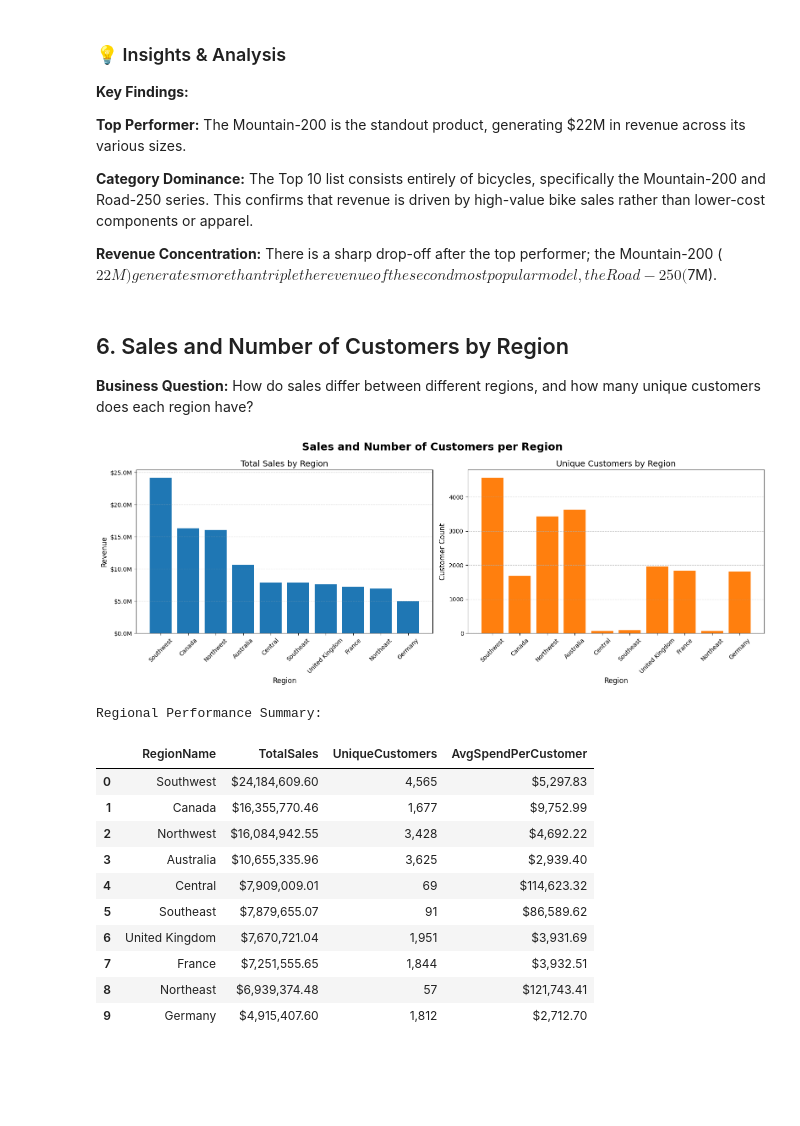
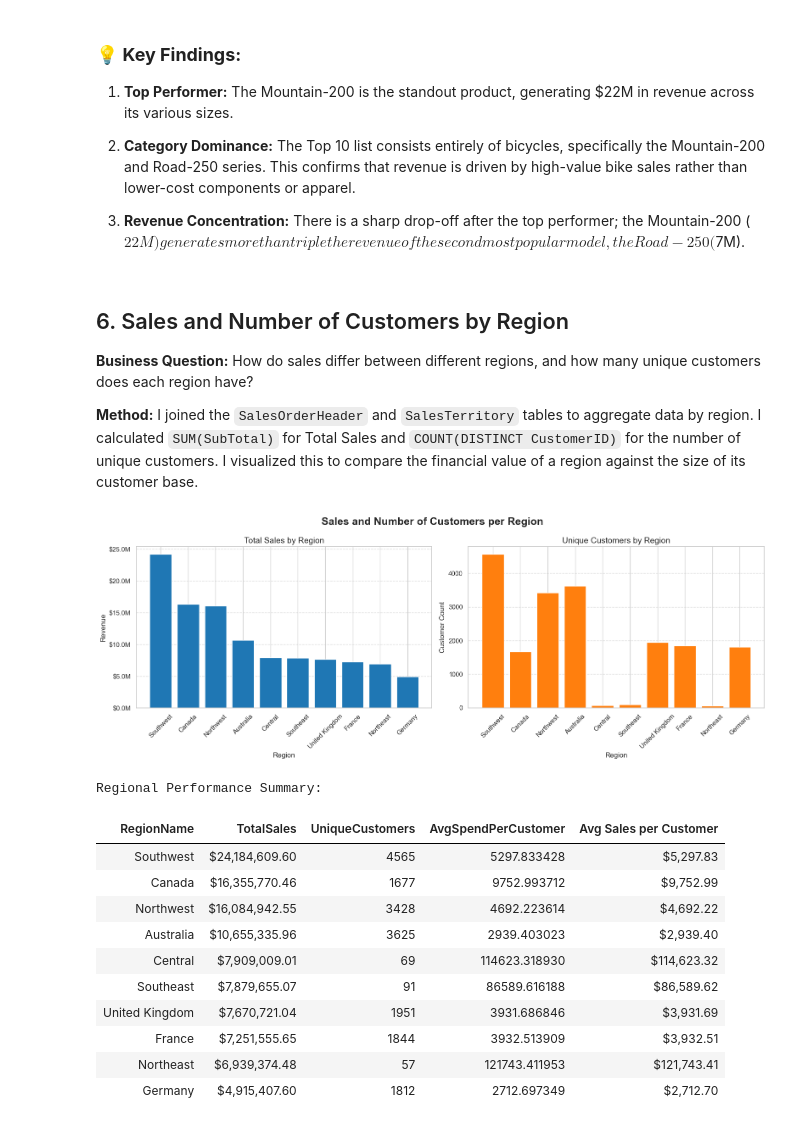
Before and after one commit to smkmrr/adventureworks-analysis, a Jupyter notebook: notebooks/analys.ipynb, the cells around one changed output. Cells and saved outputs as stored; diff of their text form; code cells hidden in the pictures; blank space fills up the shorter version.

```diff
--- a/notebooks/analys.ipynb
+++ b/notebooks/analys.ipynb
@@ -27,10 +22,18 @@ database = 'AdventureWorks2022'
 # %%
 import pandas as pd
 import matplotlib.pyplot as plt
+import seaborn as sns
 import matplotlib.ticker as mticker
-import seaborn as sns
+import numpy as np
+import warnings
+
 from sqlalchemy import create_engine, text
 from urllib.parse import quote_plus
+
+sns.set_theme(style="whitegrid")
+plt.rcParams['figure.figsize'] = (12, 6)
+pd.set_option('display.max_columns', None)
+warnings.filterwarnings('ignore')
 
 
 server = '.\\SQLEXPRESS'
@@ -47,8 +50,14 @@ engine = create_engine(connection_string)
 
 
 try:
-    with engine.connect():
-        print("✅ Connection to SQL Server successful!")
+    engine = create_engine(connection_string)
+    # Test connection
+    with engine.connect() as conn:
+        print("✅ Connection Successful! Libraries loaded.")
 except Exception as e:
-    print("❌ Could not connect to the database.", e)
+    print(f"❌ Connection Failed: {e}")
+
+def query_df(sql: str):
+    with engine.connect() as conn:
+        return pd.read_sql(text(sql), conn)
 # %% [output]
@@ -353,76 +353,71 @@ Top 10 Product List:
 # %% [markdown]
-### 💡 Insights & Analysis
+### 💡 **Key Findings:**
 
-**Key Findings:**
+1. **Top Performer:** The Mountain-200 is the standout product, generating $22M in revenue across its various sizes.
 
-**Top Performer:** The Mountain-200 is the standout product, generating $22M in revenue across its various sizes.
+2. **Category Dominance:** The Top 10 list consists entirely of bicycles, specifically the Mountain-200 and Road-250 series. This confirms that revenue is driven by high-value bike sales rather than lower-cost components or apparel.
 
-**Category Dominance:** The Top 10 list consists entirely of bicycles, specifically the Mountain-200 and Road-250 series. This confirms that revenue is driven by high-value bike sales rather than lower-cost components or apparel.
-
-**Revenue Concentration:** There is a sharp drop-off after the top performer; the Mountain-200 ($22M) generates more than triple the revenue of the second most popular model, the Road-250 ($7M).
+3. **Revenue Concentration:** There is a sharp drop-off after the top performer; the Mountain-200 ($22M) generates more than triple the revenue of the second most popular model, the Road-250 ($7M).
 # %% [markdown]
 ## 6. Sales and Number of Customers by Region
 
 **Business Question:** How do sales differ between different regions, and how many unique customers does each region have?
+
+**Method:** I joined the `SalesOrderHeader` and `SalesTerritory` tables to aggregate data by region. I calculated `SUM(SubTotal)` for Total Sales and `COUNT(DISTINCT CustomerID)` for the number of unique customers. I visualized this to compare the financial value of a region against the size of its customer base.
 # %%
-# --- QUESTION 6: Sales & Customers by Region ---
-
-# 1. READ SQL
 with open('../data/query6.sql', 'r') as file:
     query_q6 = file.read()
 
-# 2. GET DATA
 df_q6 = pd.read_sql(query_q6, engine)
 
-# --- ADD THIS CALCULATION ---
 df_q6['AvgSpendPerCustomer'] = df_q6['TotalSales'] / df_q6['UniqueCustomers']
 
-# 3. VISUALIZE (Subplots for different scales)
 fig, (ax1, ax2) = plt.subplots(1, 2, figsize=(16, 6))
 
 # --- Chart 1: Total Sales ---
 ax1.bar(df_q6['RegionName'], df_q6['TotalSales'], color='#1f77b4')
 ax1.set_title('Total Sales by Region', fontsize=14)
 ax1.set_xlabel('Region', fontsize=12)
 ax1.set_ylabel('Revenue', fontsize=12)
 ax1.tick_params(axis='x', rotation=45) # Rotate labels for readability
 ax1.ticklabel_format(style='plain', axis='y')
 ax1.grid(axis='y', linestyle='--', alpha=0.7)
-
 
 ax1.yaxis.set_major_formatter(mticker.FuncFormatter(lambda x, pos: '${:,.1f}M'.format(x/1_000_000)))
 
 # --- Chart 2: Unique Customers ---
 ax2.bar(df_q6['RegionName'], df_q6['UniqueCustomers'], color='#ff7f0e')
 ax2.set_title('Unique Customers by Region', fontsize=14)
 ax2.set_xlabel('Region', fontsize=12)
 ax2.set_ylabel('Customer Count', fontsize=12)
 ax2.tick_params(axis='x', rotation=45)
 ax2.grid(axis='y', linestyle='--', alpha=0.7)
 
 plt.suptitle('Sales and Number of Customers per Region', fontsize=18, fontweight='bold')
 plt.tight_layout()
 plt.show()
 
 print("Regional Performance Summary:")
-formatted_table = df_q6.style.format({
+
+df_q6['Avg Sales per Customer'] = df_q6['TotalSales'] / df_q6['UniqueCustomers']
+
+
+display(df_q6.sort_values(by='TotalSales', ascending=False).style.format({
     'TotalSales': '${:,.2f}',
-    'UniqueCustomers': '{:,.0f}',
-    'AvgSpendPerCustomer': '${:,.2f}'
-})
-display(formatted_table)
+    'Avg Sales per Customer': '${:,.2f}'
+}).hide(axis='index').background_gradient(subset=['TotalSales'], cmap='Blues'))
 # %% [output]
-[figure, old version]
+[figure, new version]
 Regional Performance Summary:
-|  | RegionName | TotalSales | UniqueCustomers | AvgSpendPerCustomer |
-| 0 | Southwest | $24,184,609.60 | 4,565 | $5,297.83 |
-| 1 | Canada | $16,355,770.46 | 1,677 | $9,752.99 |
-| 2 | Northwest | $16,084,942.55 | 3,428 | $4,692.22 |
-| 3 | Australia | $10,655,335.96 | 3,625 | $2,939.40 |
-| 4 | Central | $7,909,009.01 | 69 | $114,623.32 |
-| 5 | Southeast | $7,879,655.07 | 91 | $86,589.62 |
-| 6 | United Kingdom | $7,670,721.04 | 1,951 | $3,931.69 |
-| 7 | France | $7,251,555.65 | 1,844 | $3,932.51 |
-| 8 | Northeast | $6,939,374.48 | 57 | $121,743.41 |
-| 9 | Germany | $4,915,407.60 | 1,812 | $2,712.70 |
+| RegionName | TotalSales | UniqueCustomers | AvgSpendPerCustomer | Avg Sales per Customer |
+| Southwest | $24,184,609.60 | 4565 | 5297.833428 | $5,297.83 |
+| Canada | $16,355,770.46 | 1677 | 9752.993712 | $9,752.99 |
+| Northwest | $16,084,942.55 | 3428 | 4692.223614 | $4,692.22 |
+| Australia | $10,655,335.96 | 3625 | 2939.403023 | $2,939.40 |
+| Central | $7,909,009.01 | 69 | 114623.318930 | $114,623.32 |
+| Southeast | $7,879,655.07 | 91 | 86589.616188 | $86,589.62 |
+| United Kingdom | $7,670,721.04 | 1951 | 3931.686846 | $3,931.69 |
+| France | $7,251,555.65 | 1844 | 3932.513909 | $3,932.51 |
+| Northeast | $6,939,374.48 | 57 | 121743.411953 | $121,743.41 |
+| Germany | $4,915,407.60 | 1812 | 2712.697349 | $2,712.70 |
 # %% [markdown]
```
Also changed, not shown: parts of 36 cells of this notebook, 7 other files.
